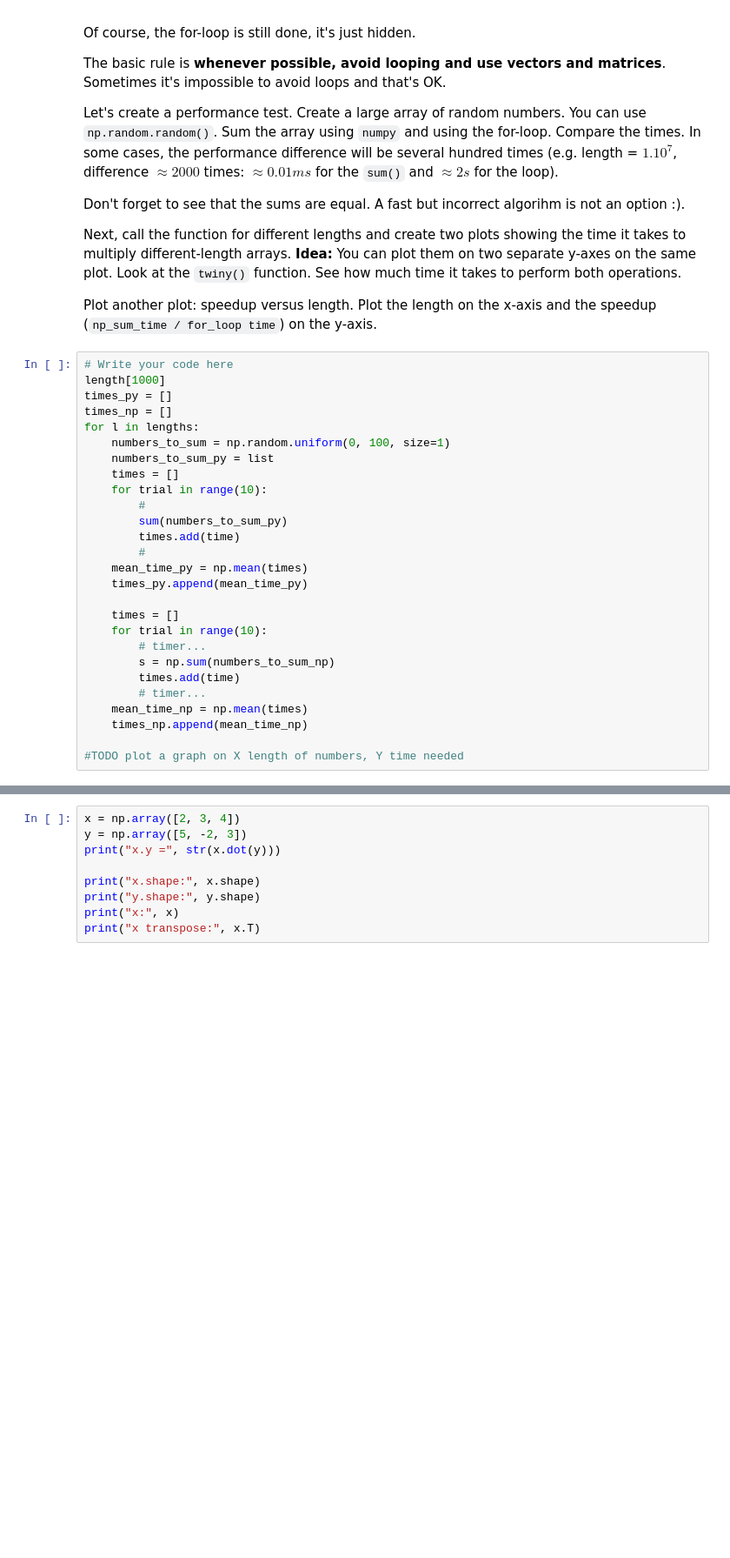
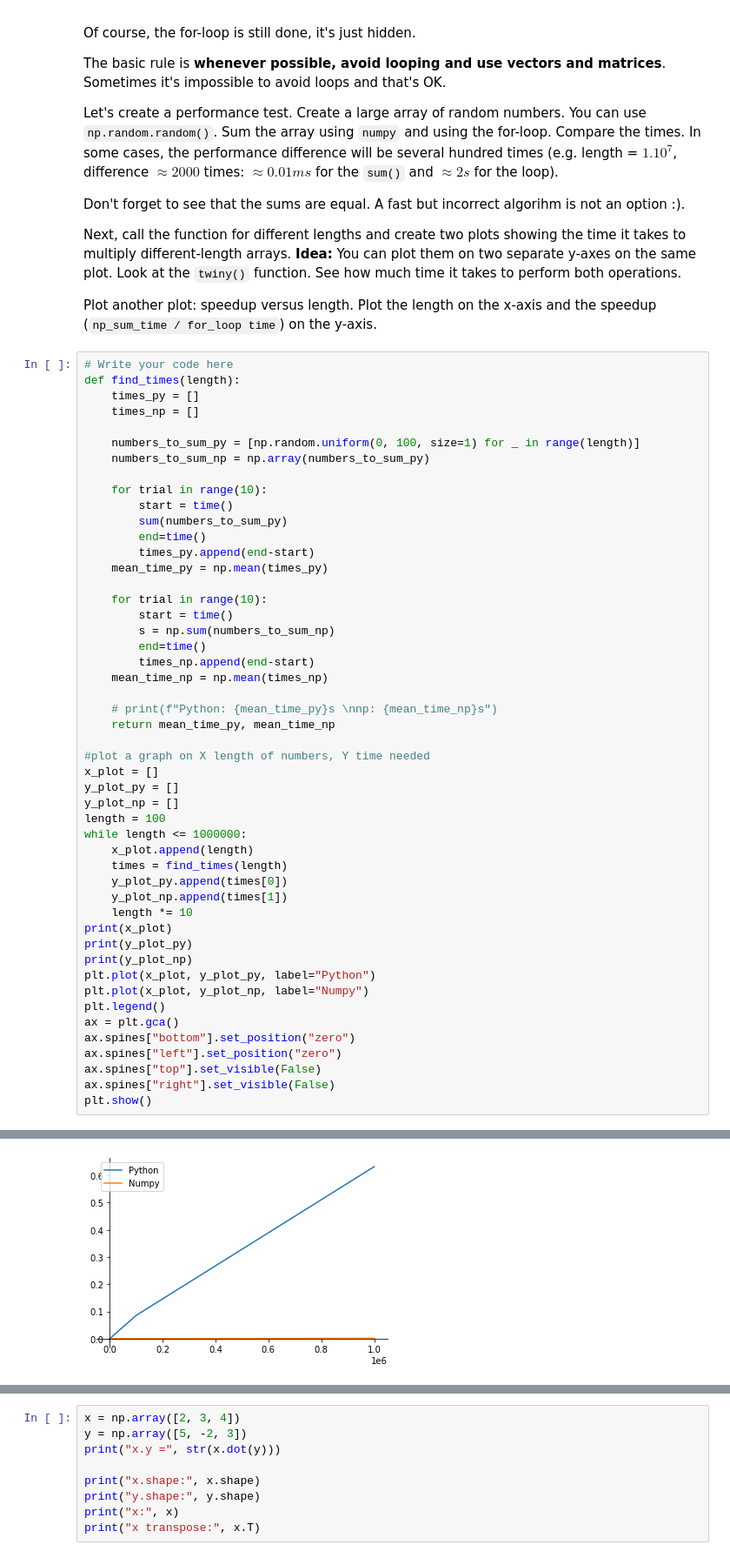
Before and after one commit to Chehlarov/Math-for-devs, a Jupyter notebook: Linear Algebra Exercise.ipynb, the cells around one changed output, grey strips where cells are left out. Shown: that part at 87% size. Cells and saved outputs as stored; diff of their text form; blank space fills up the shorter version.

```diff
--- a/Linear Algebra Exercise.ipynb
+++ b/Linear Algebra Exercise.ipynb
@@ -150,28 +151,51 @@ Next, call the function for different lengths and create two plots showing the t
 Plot another plot: speedup versus length. Plot the length on the x-axis and the speedup (`np_sum_time / for_loop time`) on the y-axis.
 # %%
 # Write your code here
-length[1000]
-times_py = []
-times_np = []
-for l in lengths:
-    numbers_to_sum = np.random.uniform(0, 100, size=1)
-    numbers_to_sum_py = list
-    times = []
+def find_times(length):
+    times_py = []
+    times_np = []
+
+    numbers_to_sum_py = [np.random.uniform(0, 100, size=1) for _ in range(length)]
+    numbers_to_sum_np = np.array(numbers_to_sum_py)
+
     for trial in range(10):
-        #
+        start = time()
         sum(numbers_to_sum_py)
-        times.add(time)
-        #
-    mean_time_py = np.mean(times)
-    times_py.append(mean_time_py)
+        end=time()
+        times_py.append(end-start)
+    mean_time_py = np.mean(times_py)
 
-    times = []
     for trial in range(10):
-        # timer...
+        start = time()
         s = np.sum(numbers_to_sum_np)
-        times.add(time)
-        # timer...
-    mean_time_np = np.mean(times)
-    times_np.append(mean_time_np)
+        end=time()
+        times_np.append(end-start)
+    mean_time_np = np.mean(times_np)
 
-#TODO plot a graph on X length of numbers, Y time needed
+    # print(f"Python: {mean_time_py}s \nnp: {mean_time_np}s")
+    return mean_time_py, mean_time_np
+
+#plot a graph on X length of numbers, Y time needed
+x_plot = []
+y_plot_py = []
+y_plot_np = []
+length = 100
+while length <= 1000000:
+    x_plot.append(length)
+    times = find_times(length)
+    y_plot_py.append(times[0])
+    y_plot_np.append(times[1])
+    length *= 10
+print(x_plot)
+print(y_plot_py)
+print(y_plot_np)
+plt.plot(x_plot, y_plot_py, label="Python")
+plt.plot(x_plot, y_plot_np, label="Numpy")
+plt.legend()
+ax = plt.gca()
+ax.spines["bottom"].set_position("zero")
+ax.spines["left"].set_position("zero")
+ax.spines["top"].set_visible(False)
+ax.spines["right"].set_visible(False)
+plt.show()
+# %% [output]
@@ -178,3 +205,4 @@ for l in lengths:
+[figure, added]
 # %% [markdown]
 There's one slight warning to using vectors. If we don't know what we're doing we might get very hard-to-detect bugs.
 
```
Also changed, not shown: parts of 4 cells of this notebook.
